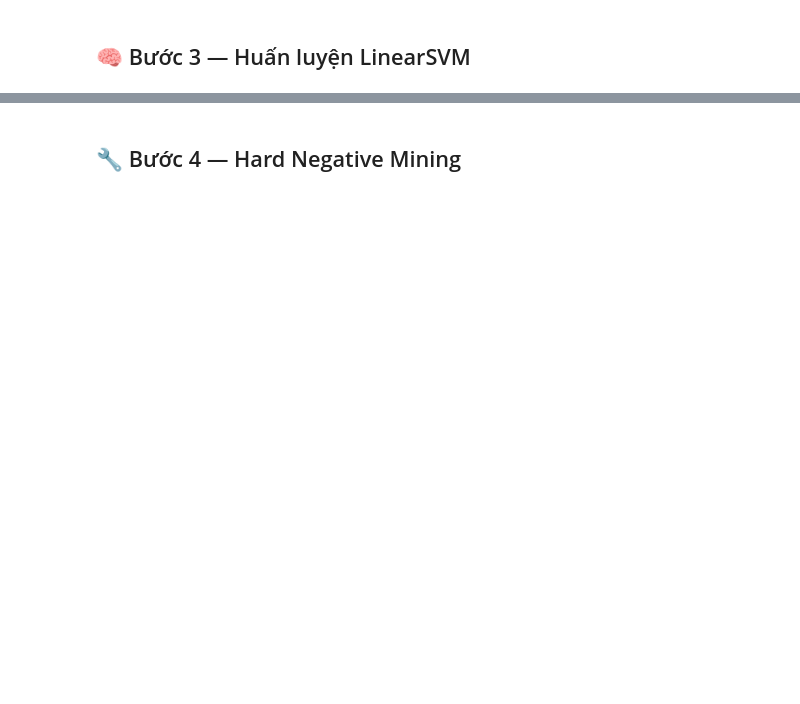
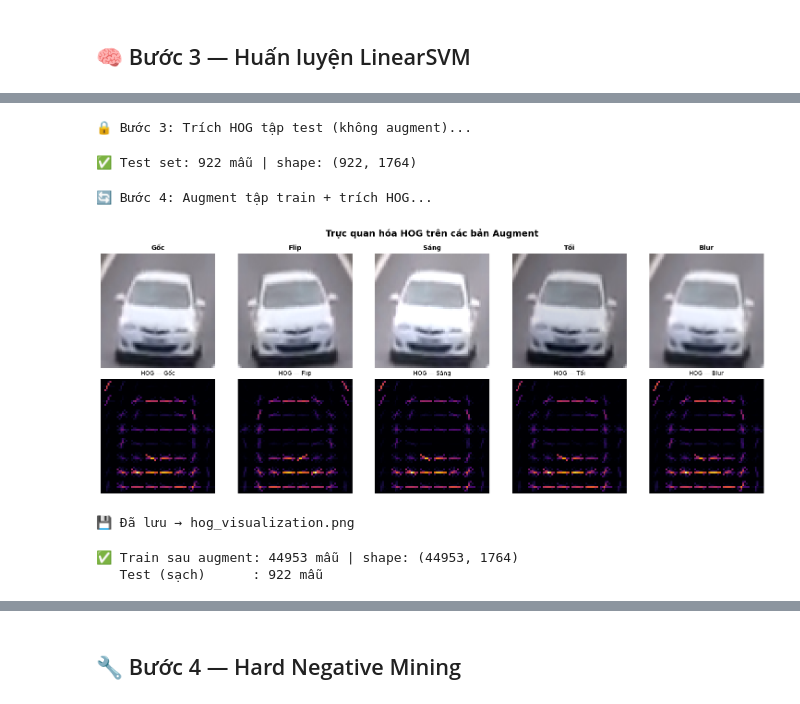
Before and after one commit to Nhat22KTMT1/Car_detection_SVM_HOG, a Jupyter notebook: car_detection.ipynb, the cells around one changed output, grey strips where cells are left out. Saved outputs shown, nothing was run; the diff lists cells and outputs as text; code cells hidden in the pictures; blank space fills up the shorter version.

```diff
--- a/car_detection.ipynb
+++ b/car_detection.ipynb
@@ -215 +219,74 @@ print(f'✅ Dataset: {len(X)} mẫu | Xe: {y.sum()} | Non-xe: {(y==0).sum()}')
+# %%
+print('🔒 Bước 3: Trích HOG tập test (không augment)...')
+
+X_test, y_test = [], []
+for path, label in tqdm(zip(paths_test, y_test_labels), total=len(paths_test), desc='HOG test'):
+    img = cv2.imread(path)
+    if img is None: continue
+    X_test.append(extract_hog(img))
+    y_test.append(label)
+    del img
+
+X_test = np.array(X_test)
+y_test = np.array(y_test)
+print(f'✅ Test set: {len(X_test)} mẫu | shape: {X_test.shape}')
+# %% [output]
+🔒 Bước 3: Trích HOG tập test (không augment)...
+✅ Test set: 922 mẫu | shape: (922, 1764)
+# %%
+print('🔄 Bước 4: Augment tập train + trích HOG...')
+
+X_train, y_train = [], []
+viz_done = False
+
+for path, label in tqdm(zip(paths_train, y_train_labels), total=len(paths_train), desc='Augment+HOG'):
+    img = cv2.imread(path)
+    if img is None: continue
+
+    candidates = [
+        ('Gốc',   img),
+        ('Flip',  cv2.flip(img, 1)),
+        ('Sáng',  cv2.convertScaleAbs(img, alpha=1.08, beta=12)),
+        ('Tối',   cv2.convertScaleAbs(img, alpha=0.92, beta=-12)),
+    ]
+    if label == 1:
+        candidates.append(('Blur', cv2.GaussianBlur(img, (3,3), 0)))
+
+    # Visualize HOG chỉ 1 lần trên ảnh xe đầu tiên
+    if not viz_done and label == 1:
+        n_aug = len(candidates)
+        fig, axes = plt.subplots(2, n_aug, figsize=(n_aug * 3, 6))
+        fig.suptitle('Trực quan hóa HOG trên các bản Augment', fontsize=14, fontweight='bold')
+        for col, (aug_name, aug_img) in enumerate(candidates):
+            rgb = cv2.cvtColor(cv2.resize(aug_img, (64,64)), cv2.COLOR_BGR2RGB)
+            gray = cv2.cvtColor(rgb, cv2.COLOR_RGB2GRAY)
+            _, hog_img = sk_hog(gray, orientations=9, pixels_per_cell=(8,8),
+                                cells_per_block=(2,2), visualize=True, transform_sqrt=True)
+            axes[0, col].imshow(rgb)
+            axes[0, col].set_title(aug_name, fontsize=10, fontweight='bold')
+            axes[0, col].axis('off')
+            axes[1, col].imshow(hog_img, cmap='inferno')
+            axes[1, col].set_title(f'HOG — {aug_name}', fontsize=9)
+            axes[1, col].axis('off')
+        plt.tight_layout()
+        plt.savefig('hog_visualization.png', dpi=150, bbox_inches='tight')
+        plt.show()
+        print('💾 Đã lưu → hog_visualization.png')
+        viz_done = True
+
+    for aug_name, aug_img in candidates:
+        X_train.append(extract_hog(aug_img))
+        y_train.append(label)
+    del img, candidates
+
+X_train = np.array(X_train)
+y_train = np.array(y_train)
+print(f'✅ Train sau augment: {len(X_train)} mẫu | shape: {X_train.shape}')
+print(f'   Test (sạch)      : {len(X_test)} mẫu')
+# %% [output]
+🔄 Bước 4: Augment tập train + trích HOG...
+[figure, added]
+💾 Đã lưu → hog_visualization.png
+✅ Train sau augment: 44953 mẫu | shape: (44953, 1764)
+   Test (sạch)      : 922 mẫu
 # %%
```
Also changed, not shown: parts of 21 cells of this notebook.
